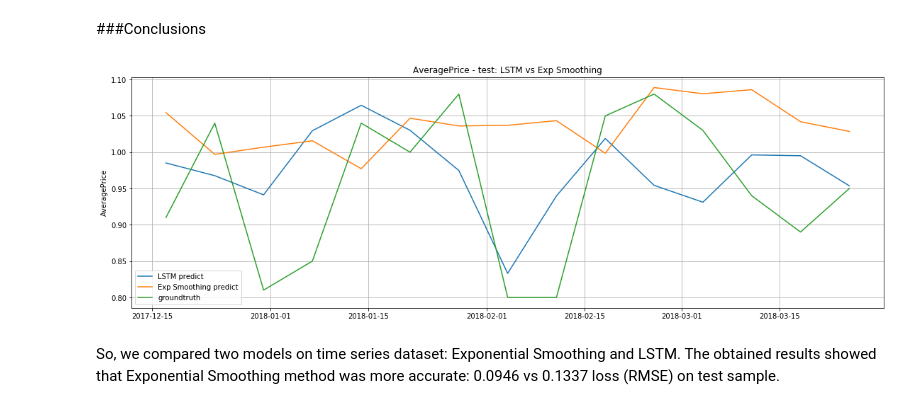
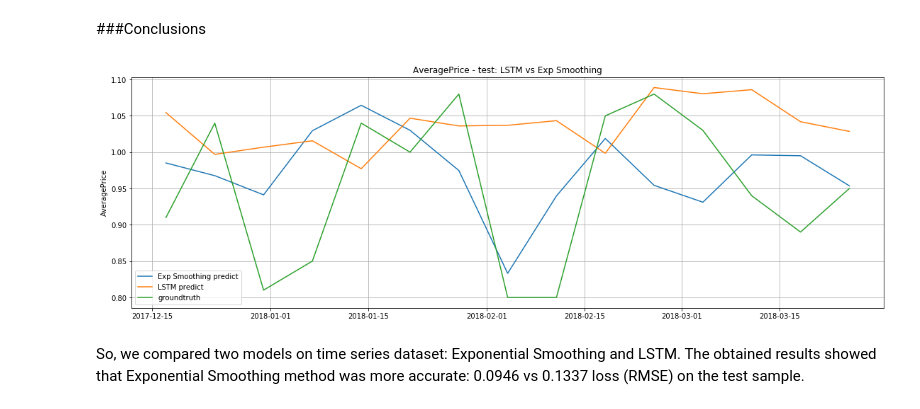
Before and after one commit to Liliya-Mironova/Time-series-forecasting, a Jupyter notebook: lstm_vs_exp_smoothing.ipynb, the cells around one changed output. Saved outputs shown, nothing was run; the diff lists cells and outputs as text; code cells hidden in the pictures.

```diff
--- a/lstm_vs_exp_smoothing.ipynb
+++ b/lstm_vs_exp_smoothing.ipynb
@@ -310,14 +316,14 @@ tensor(0.0946)
 # %%
 plt.figure(figsize=(19, 6))
 plt.title('AveragePrice - test: LSTM vs Exp Smoothing')
 plt.ylabel('AveragePrice')
 plt.grid(True)
-plt.plot(test_values, label="LSTM predict")
-plt.plot(test_values.index, predict, label="Exp Smoothing predict")
+plt.plot(test_values, label="Exp Smoothing predict")
+plt.plot(test_values.index, predict, label="LSTM predict")
 plt.plot(test_values.index, groundtruth, label="groundtruth")
 plt.legend()
 plt.show()
 # %% [output]
-[figure, old version]
+[figure, new version]
 # %% [markdown]
-So, we compared two models on time series dataset: Exponential Smoothing and LSTM. The obtained results showed that Exponential Smoothing method was more accurate: 0.0946 vs 0.1337 loss (RMSE) on test sample.
+So, we compared two models on time series dataset: Exponential Smoothing and LSTM. The obtained results showed that Exponential Smoothing method was more accurate: 0.0946 vs 0.1337 loss (RMSE) on the test sample.
```
Also changed, not shown: parts of 3 cells of this notebook.
